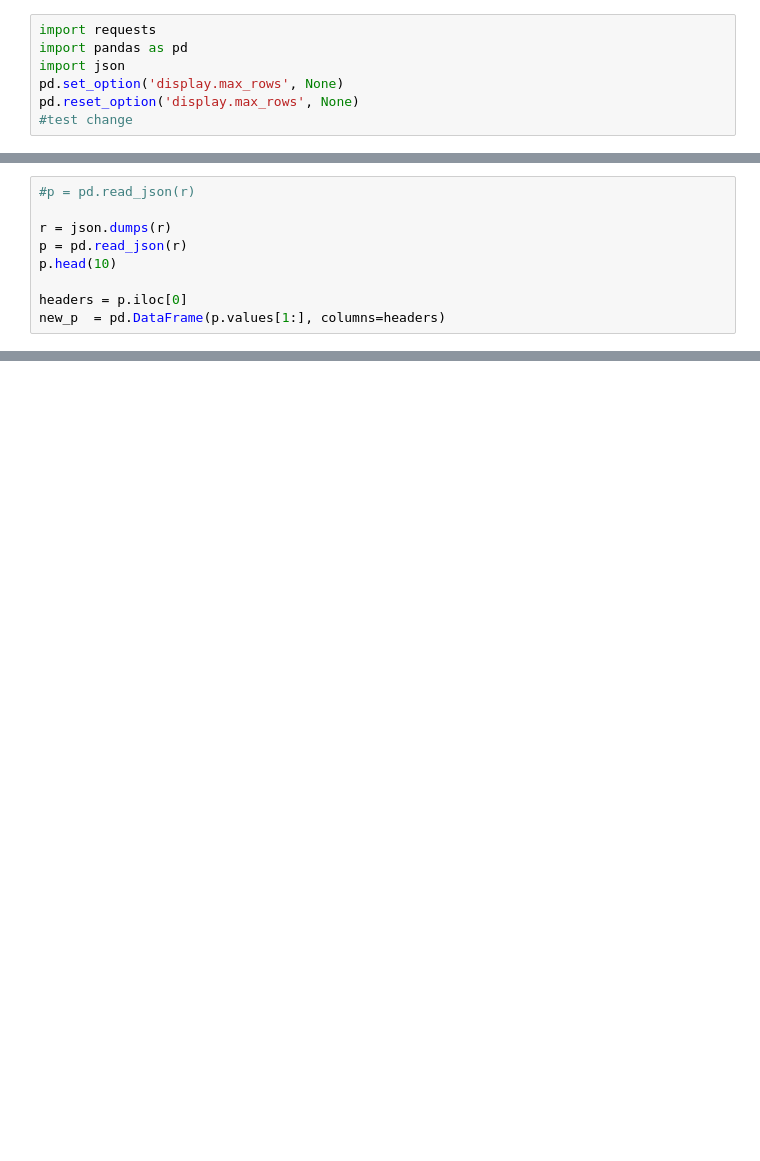
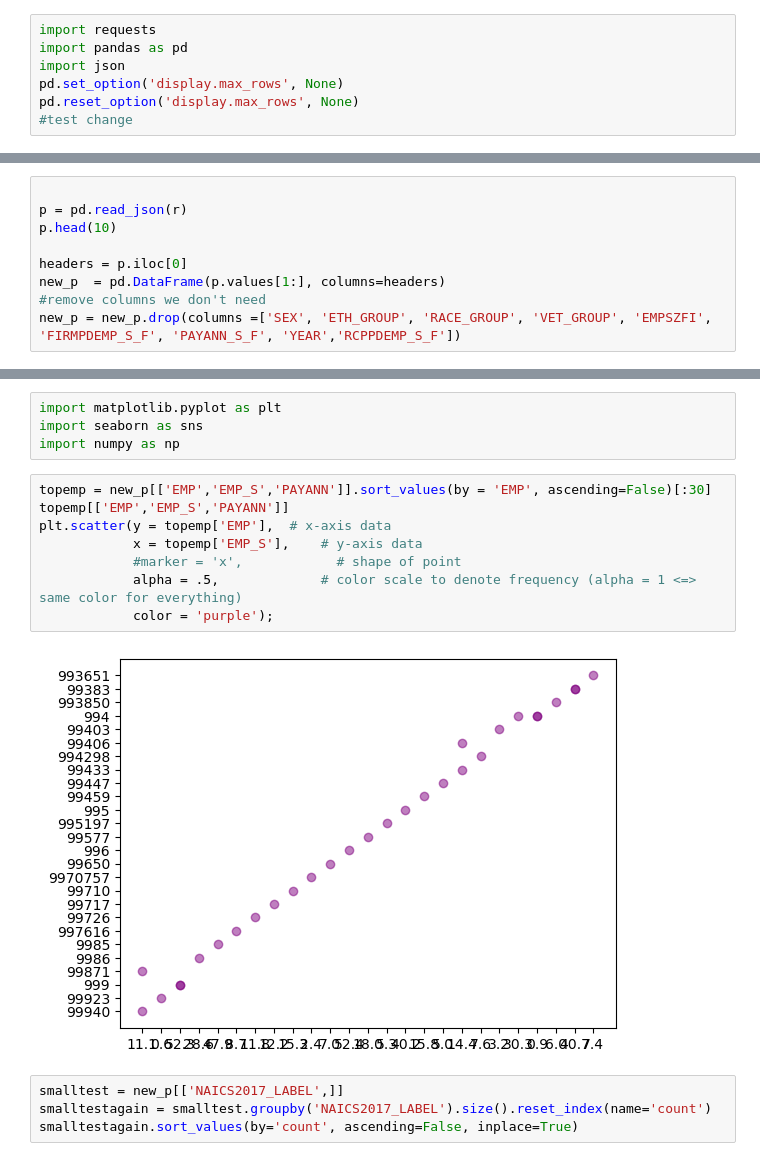
Before and after one commit to DanielnRose/Census_Assesment, a Jupyter notebook: grpupassesment.ipynb, the cells around one changed output, grey strips where cells are left out. Drawn from its saved outputs; the diff is of its cells as text; blank space fills up the shorter version.

```diff
--- a/grpupassesment.ipynb
+++ b/grpupassesment.ipynb
@@ -19,9 +29,9 @@ r = r.json()
 # %%
-#p = pd.read_json(r)
 
-r = json.dumps(r)
 p = pd.read_json(r)
 p.head(10)
 
 headers = p.iloc[0]
 new_p  = pd.DataFrame(p.values[1:], columns=headers)
+#remove columns we don't need
+new_p = new_p.drop(columns =['SEX', 'ETH_GROUP', 'RACE_GROUP', 'VET_GROUP', 'EMPSZFI', 'FIRMPDEMP_S_F', 'PAYANN_S_F', 'YEAR','RCPPDEMP_S_F'])
@@ -70,0 +82,18 @@ new_p.head()
+# %%
+import matplotlib.pyplot as plt
+import seaborn as sns
+import numpy as np
+# %%
+topemp = new_p[['EMP','EMP_S','PAYANN']].sort_values(by = 'EMP', ascending=False)[:30]
+topemp[['EMP','EMP_S','PAYANN']]
+plt.scatter(y = topemp['EMP'],  # x-axis data
+            x = topemp['EMP_S'],    # y-axis data
+            #marker = 'x',            # shape of point
+            alpha = .5,             # color scale to denote frequency (alpha = 1 <=> same color for everything)
+            color = 'purple');
+# %% [output]
+[figure, added]
+# %%
+smalltest = new_p[['NAICS2017_LABEL',]]
+smalltestagain = smalltest.groupby('NAICS2017_LABEL').size().reset_index(name='count')
+smalltestagain.sort_values(by='count', ascending=False, inplace=True)
```
Also changed, not shown: parts of 9 cells of this notebook.
